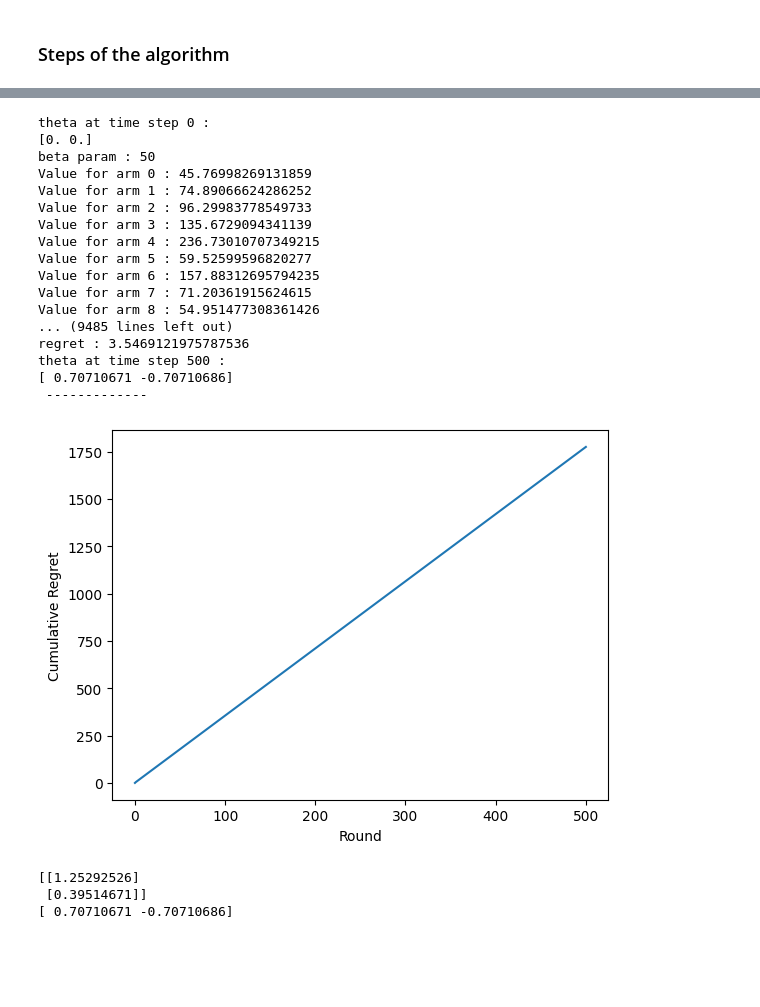
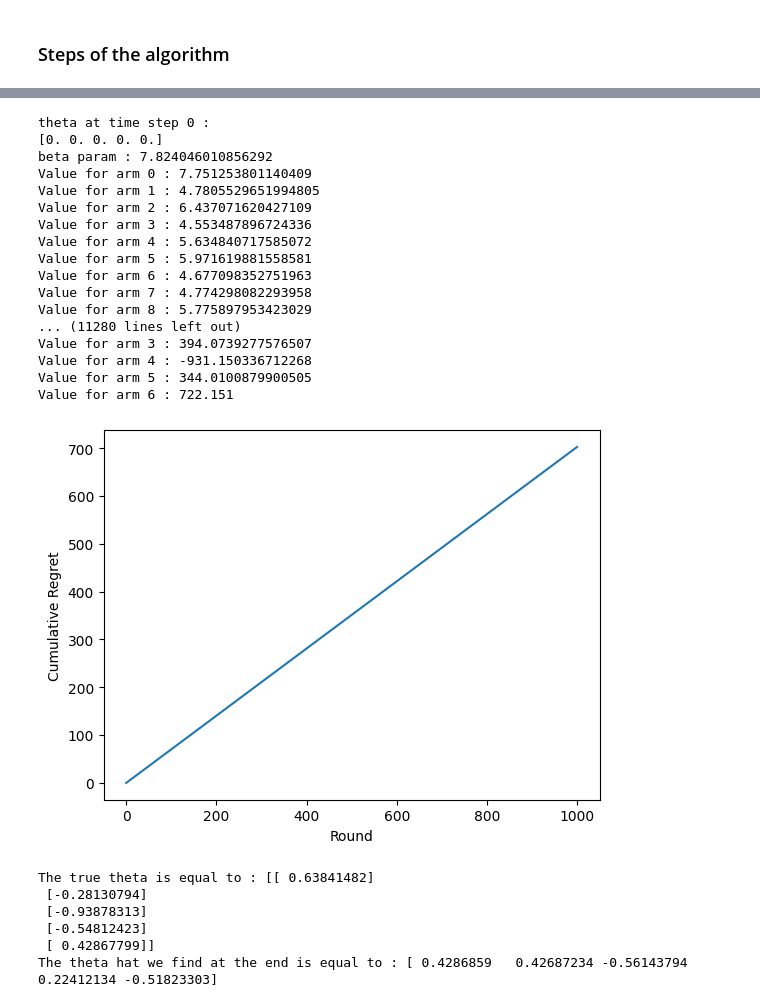
Before and after one commit to Thosam1/BachelorProject, a Jupyter notebook: Bandits/stochastic-linear-bandits/stochastic-linear-bandits.ipynb, the cells around one changed output, grey strips where cells are left out. Cells and saved outputs as stored; diff of their text form; code cells hidden in the pictures; blank space fills up the shorter version.

```diff
--- a/Bandits/stochastic-linear-bandits/stochastic-linear-bandits.ipynb
+++ b/Bandits/stochastic-linear-bandits/stochastic-linear-bandits.ipynb
@@ -50,7 +50,7 @@ def linUCB_algorithm(n_arms, n_features, item_features, true_theta, n_rounds, no
     for t in range(1, n_rounds + 1):
 
         # Compute beta parameter for this round using the given formula.
-        beta_param_t = 50 # 2 * np.log(n_rounds * n_arms * lambda_param / delta_param) # 2 * np.log(t * n_arms * lambda_param / delta_param)
+        beta_param_t = 2 * np.log(t * lambda_param / delta_param) # 2 * np.log(t * n_arms * lambda_param / delta_param)
         print("beta param : " + str(beta_param_t))
 
         # Choose the best action based on the last theta_hat.
@@ -69,7 +69,7 @@ def linUCB_algorithm(n_arms, n_features, item_features, true_theta, n_rounds, no
         print("best action to take : " + str(actions[t]))
 
         # Observe the reward of the chosen action and add noise.
-        rewards[t] = true_theta.T @ item_features[:, actions[t]] + np.random.normal(scale=noise) # this might be the reasong why we get negative regret
+        rewards[t] = true_theta.T @ item_features[:, actions[t]] + np.random.normal(scale=noise) # this might be the reason why we get negative regret
 
         print("current reward of chosen action : " + str(rewards[t]))
 
@@ -91,7 +91,8 @@ def linUCB_algorithm(n_arms, n_features, item_features, true_theta, n_rounds, no
 
         # Compute the new estimate of the true_theta vector using the updated feature matrix and label vector.
         # This estimate represents the center of the ellipsoid in the feature space.
-        theta_hat[:, t] = (V_t_inv @ sum_A_s_X_s) / np.linalg.norm(V_t_inv @ sum_A_s_X_s) # todo idk if we should normalize this np.linalg.norm()
+        theta_hat_not_normalized = V_t_inv @ sum_A_s_X_s
+        theta_hat[:, t] = V_t_inv @ sum_A_s_X_s # theta_hat_not_normalized / np.linalg.norm(theta_hat_not_normalized) # todo idk if we should normalize this np.linalg.norm()
 
         print("theta at time step " + str(t) + " : ")
         print(theta_hat[:, t])
@@ -115,42 +103,49 @@ array([ 55, 130, 205, 280, 355])
 # %%
+# Setting up parameters for the runs
 n_arms = 10
-n_features = 2
-item_features = np.random.normal(size=(n_features, n_arms))
-true_theta = np.random.normal(size=(n_features, 1))
-n_rounds = 500
+n_features = 5
+item_features = np.random.uniform(low=-1, high=1, size=(n_features, n_arms))
+true_theta = np.random.uniform(low=-1, high=1, size=(n_features, 1))
+n_rounds = 1000
 noise = 0.0 # 0.1 -> can lead to negative regret since the reward could be the optimal + some noise
 beta_param = 6
-lambda_param = 0.01
+lambda_param = 0.5
 delta_param = 0.1
 
+# Running the algorithm
 actions, rewards, regrets, theta_hat = linUCB_algorithm(n_arms, n_features, item_features, true_theta, n_rounds, noise, lambda_param, beta_param, delta_param)
 
+# Plotting the regret
 plt.plot(regrets)
 plt.xlabel('Round')
 plt.ylabel('Cumulative Regret')
 plt.show()
 
-print(true_theta)
-print(theta_hat / np.linalg.norm(theta_hat))
+# Printing the true theta a
+print("The true theta is equal to : " + str(true_theta))
+print("The theta hat we find at the end is equal to : " + str(theta_hat / np.linalg.norm(theta_hat)))
 # %% [output]
 theta at time step 0 :
-[0. 0.]
-beta param : 50
-Value for arm 0 : 45.76998269131859
-Value for arm 1 : 74.89066624286252
-Value for arm 2 : 96.29983778549733
-Value for arm 3 : 135.6729094341139
-Value for arm 4 : 236.73010707349215
-Value for arm 5 : 59.52599596820277
-Value for arm 6 : 157.88312695794235
-Value for arm 7 : 71.20361915624615
-Value for arm 8 : 54.951477308361426
-... (9485 lines left out)
-regret : 3.5469121975787536
-theta at time step 500 :
-[ 0.70710671 -0.70710686]
- -------------
+[0. 0. 0. 0. 0.]
+beta param : 7.824046010856292
+Value for arm 0 : 7.751253801140409
+Value for arm 1 : 4.7805529651994805
+Value for arm 2 : 6.437071620427109
+Value for arm 3 : 4.553487896724336
+Value for arm 4 : 5.634840717585072
+Value for arm 5 : 5.971619881558581
+Value for arm 6 : 4.677098352751963
+Value for arm 7 : 4.774298082293958
+Value for arm 8 : 5.775897953423029
+... (11280 lines left out)
+Value for arm 3 : 394.0739277576507
+Value for arm 4 : -931.150336712268
+Value for arm 5 : 344.0100879900505
+Value for arm 6 : 722.151
-[figure, old version]
+[figure, new version]
-[[1.25292526]
- [0.39514671]]
-[ 0.70710671 -0.70710686]
+The true theta is equal to : [[ 0.63841482]
+ [-0.28130794]
+ [-0.93878313]
+ [-0.54812423]
+ [ 0.42867799]]
+The theta hat we find at the end is equal to : [ 0.4286859   0.42687234 -0.56143794  0.22412134 -0.51823303]
```
Also changed, not shown: parts of 2 cells of this notebook, 3 other files.
